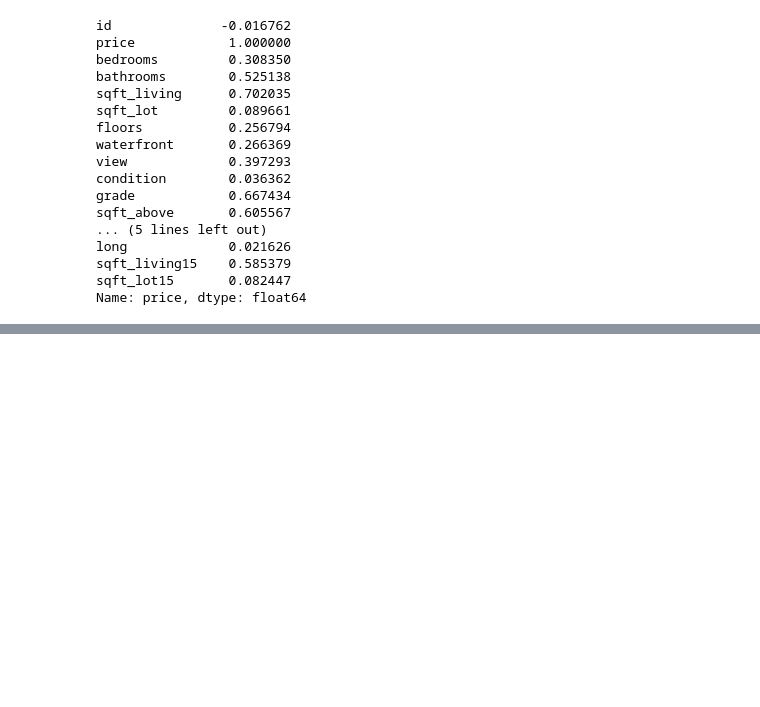
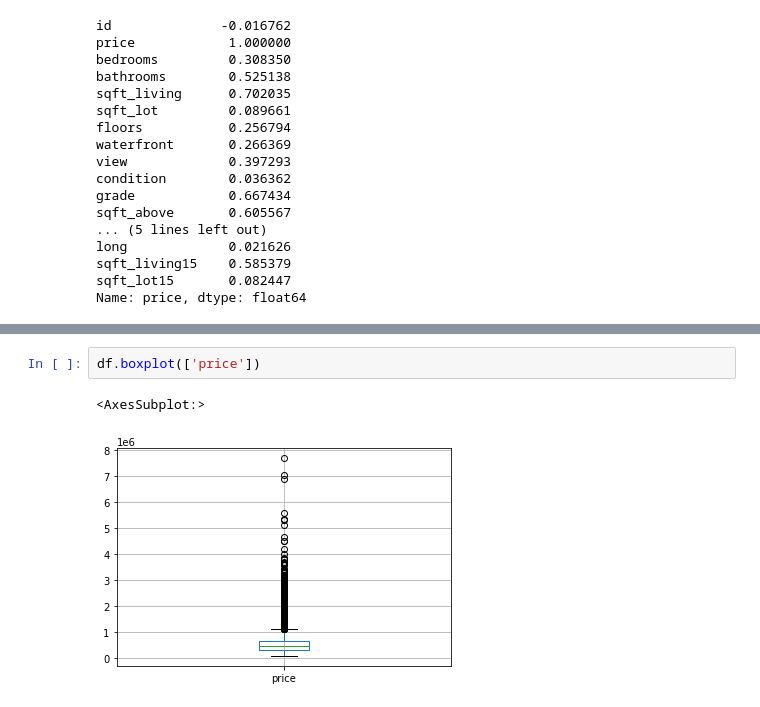
Before and after one commit to grupo21dex/deliverable-1, a Jupyter notebook: Analise - Lucas.ipynb, the cells around one changed output, grey strips where cells are left out. Saved outputs shown, nothing was run; the diff lists cells and outputs as text; blank space fills up the shorter version.

```diff
--- a/Analise - Lucas.ipynb
+++ b/Analise - Lucas.ipynb
@@ -145,0 +251,5 @@ plt.scatter(df['price'],df['sqft_living'])
+# %%
+df.boxplot(['price'])
+# %% [output]
+<AxesSubplot:>
+[figure, added]
```
Also changed, not shown: parts of 21 cells of this notebook.
